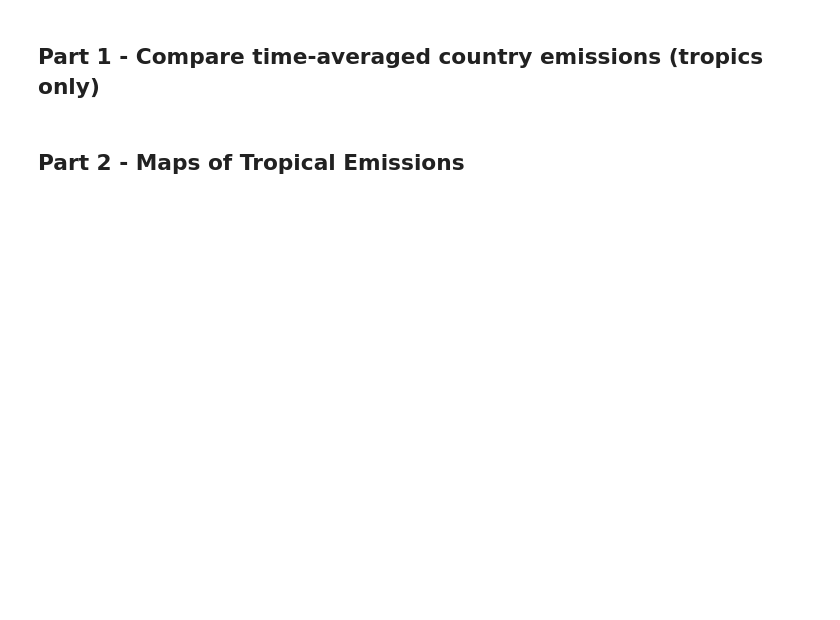
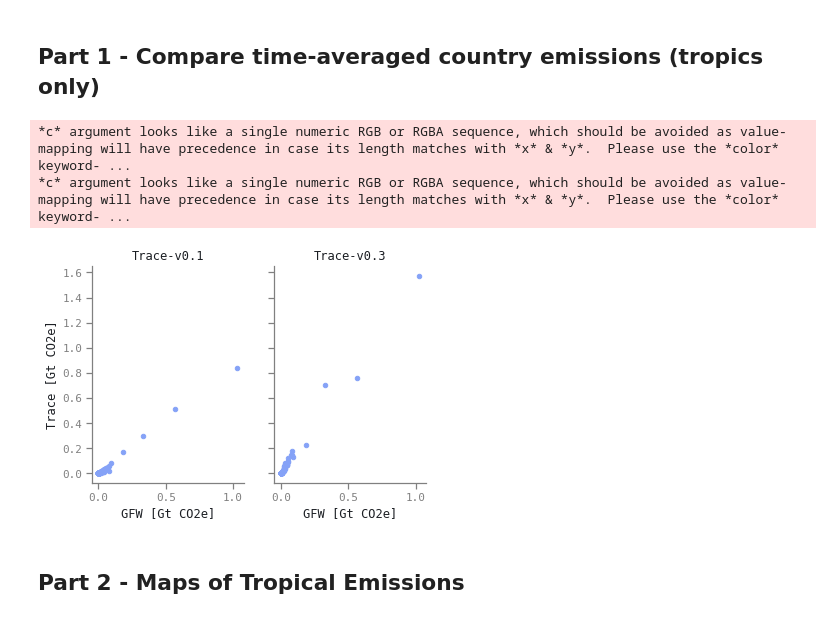
Before and after one commit to carbonplan/trace, a Jupyter notebook: notebooks/validate_emissions.ipynb, the cells around one changed output. Saved outputs shown, nothing was run; the diff lists cells and outputs as text; code cells hidden in the pictures; blank space fills up the shorter version.

```diff
--- a/notebooks/validate_emissions.ipynb
+++ b/notebooks/validate_emissions.ipynb
@@ -58,19 +66,25 @@ gcp_emissions = gcp_emissions[["GCB", "H&N", "BLUE", "OSCAR"]]
+# %%
+versions = ['v0.1', 'v0.3']
 # %%
 # Merge emissions dataframes with countries GeoDataFrame
-gfw_counties = countries.merge(
+gfw_countries = countries.merge(
     gfw_emissions.rename(columns={"country": "name"}), on="name"
 )
-trace_counties = countries.merge(
-    emissions.rename(columns={"iso3_country": "alpha3"}), on="alpha3"
-)
+trace_countries = {}
+for version in versions:
+    trace_countries[version] = countries.merge(
+        emissions[version].rename(columns={"iso3_country": "alpha3"}), on="alpha3"
+    )
 # %%
 # reformat to "wide" format (time x country)
-trace_wide = (
-    emissions.drop(columns=["end_date"])
-    .pivot(index="begin_date", columns="iso3_country")
-    .droplevel(0, axis=1)
-)
-trace_wide.index = pd.to_datetime(trace_wide.index)
+trace_wide = {}
+for version in versions:
+    trace_wide[version] = (
+        emissions[version].drop(columns=["end_date"])
+        .pivot(index="begin_date", columns="iso3_country")
+        .droplevel(0, axis=1)
+    )
+    trace_wide[version].index = pd.to_datetime(trace_wide[version].index)
 
 gfw_wide = (
     gfw_emissions.set_index("country")
@@ -85,15 +107,23 @@ gfw_wide.head()
 # %%
 # Create a new dataframe with average emissions
 avg_emissions = countries.set_index("alpha3")
-avg_emissions["trace"] = trace_wide.mean().transpose()
+for version in versions:
+    avg_emissions["trace-"+version] = trace_wide[version].mean().transpose()
 
 avg_emissions = avg_emissions.set_index("name")
 avg_emissions["gfw"] = gfw_wide.mean().transpose() / 1e9
 # %%
 # Scatter Plot
-avg_emissions.plot.scatter("gfw", "trace")
-plt.ylabel("Trace [Tg CO2e]")
-plt.xlabel("GFW [Tg CO2e]")
+fig, axarr = plt.subplots(ncols=2, sharey=True)
+for i, version in enumerate(versions):
+    avg_emissions.plot.scatter("gfw", "trace-"+version, ax=axarr[i])
+    axarr[i].set_ylabel("Trace [Gt CO2e]")
+    axarr[i].set_xlabel("GFW [Gt CO2e]")
+    axarr[i].set_title("Trace-{}".format(version))
+# %% [output]
+*c* argument looks like a single numeric RGB or RGBA sequence, which should be avoided as value-mapping will have precedence in case its length matches with *x* & *y*.  Please use the *color* keyword- ...
+*c* argument looks like a single numeric RGB or RGBA sequence, which should be avoided as value-mapping will have precedence in case its length matches with *x* & *y*.  Please use the *color* keyword- ...
+[figure, added]
 # %% [markdown]
 ## Part 2 - Maps of Tropical Emissions
 # %%
```
Also changed, not shown: parts of 12 cells of this notebook.
